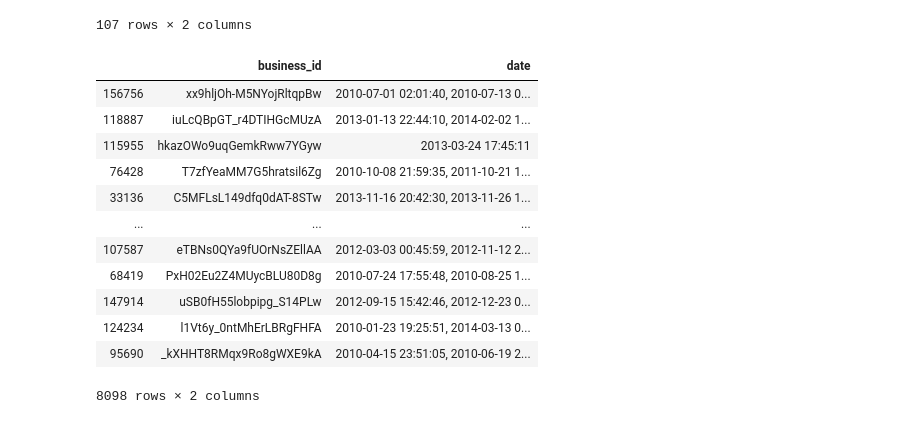
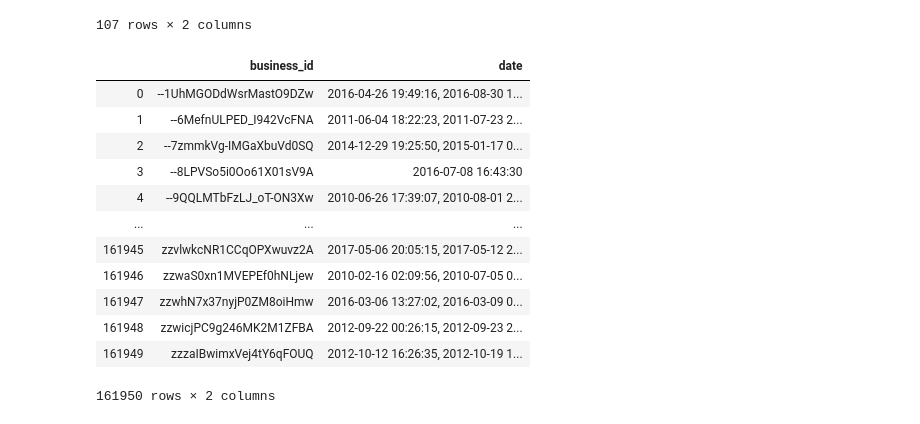
Before and after one commit to wonchankim97/Yelp-Recommender, a Jupyter notebook: EDA_KISOO.ipynb, the cells around one changed output. Saved outputs shown, nothing was run; the diff lists cells and outputs as text; code cells hidden in the pictures.

```diff
--- a/EDA_KISOO.ipynb
+++ b/EDA_KISOO.ipynb
@@ -4,7 +4,7 @@ import re
 import pandas as pd
 from pandas.io.json import json_normalize
 
-#pd.set_option('display.max_rows', 1500)
+pd.set_option('display.max_rows', 200)
 pd.set_option('display.max_columns', 110)
 # %%
 def flattenJSON(json_obj):
@@ -15,7 +15,7 @@ def flattenJSON(json_obj):
             if isinstance(data[k], dict):
                 child = flatten_dict(data[k])
                 for k_ in child:
-                    data[k + '.' + k_] = child[k_]
+                    data[k + '.' + k_] = re.sub('^u?\'(.*?)\'','\g<1>',child[k_])
                 else:
                     del data[k]
         return data
@@ -160,20 +200,20 @@ s
 # %%
 with open('yelp_dataset/checkin.json') as f:
     data = [json.loads(line) for line in f]
 checkin = pd.DataFrame(data)
-checkin = checkin.sample(frac=0.05, replace=False, random_state=1)
+#checkin = checkin.sample(frac=0.05, replace=False, random_state=1)
 checkin
 # %% [output]
 |  | business_id | date |
-| 156756 | xx9hljOh-M5NYojRltqpBw | 2010-07-01 02:01:40, 2010-07-13 0... |
-| 118887 | iuLcQBpGT_r4DTIHGcMUzA | 2013-01-13 22:44:10, 2014-02-02 1... |
-| 115955 | hkazOWo9uqGemkRww7YGyw | 2013-03-24 17:45:11 |
-| 76428 | T7zfYeaMM7G5hratsil6Zg | 2010-10-08 21:59:35, 2011-10-21 1... |
-| 33136 | C5MFLsL149dfq0dAT-8STw | 2013-11-16 20:42:30, 2013-11-26 1... |
+| 0 | --1UhMGODdWsrMastO9DZw | 2016-04-26 19:49:16, 2016-08-30 1... |
+| 1 | --6MefnULPED_I942VcFNA | 2011-06-04 18:22:23, 2011-07-23 2... |
+| 2 | --7zmmkVg-IMGaXbuVd0SQ | 2014-12-29 19:25:50, 2015-01-17 0... |
+| 3 | --8LPVSo5i0Oo61X01sV9A | 2016-07-08 16:43:30 |
+| 4 | --9QQLMTbFzLJ_oT-ON3Xw | 2010-06-26 17:39:07, 2010-08-01 2... |
 | ... | ... | ... |
-| 107587 | eTBNs0QYa9fUOrNsZEllAA | 2012-03-03 00:45:59, 2012-11-12 2... |
-| 68419 | PxH02Eu2Z4MUycBLU80D8g | 2010-07-24 17:55:48, 2010-08-25 1... |
-| 147914 | uSB0fH55lobpipg_S14PLw | 2012-09-15 15:42:46, 2012-12-23 0... |
-| 124234 | l1Vt6y_0ntMhErLBRgFHFA | 2010-01-23 19:25:51, 2014-03-13 0... |
-| 95690 | _kXHHT8RMqx9Ro8gWXE9kA | 2010-04-15 23:51:05, 2010-06-19 2... |
+| 161945 | zzvlwkcNR1CCqOPXwuvz2A | 2017-05-06 20:05:15, 2017-05-12 2... |
+| 161946 | zzwaS0xn1MVEPEf0hNLjew | 2010-02-16 02:09:56, 2010-07-05 0... |
+| 161947 | zzwhN7x37nyjP0ZM8oiHmw | 2016-03-06 13:27:02, 2016-03-09 0... |
+| 161948 | zzwicjPC9g246MK2M1ZFBA | 2012-09-22 00:26:15, 2012-09-23 2... |
+| 161949 | zzzaIBwimxVej4tY6qFOUQ | 2012-10-12 16:26:35, 2012-10-19 1... |
-8098 rows × 2 columns
+161950 rows × 2 columns
```
Also changed, not shown: parts of 12 cells of this notebook.
